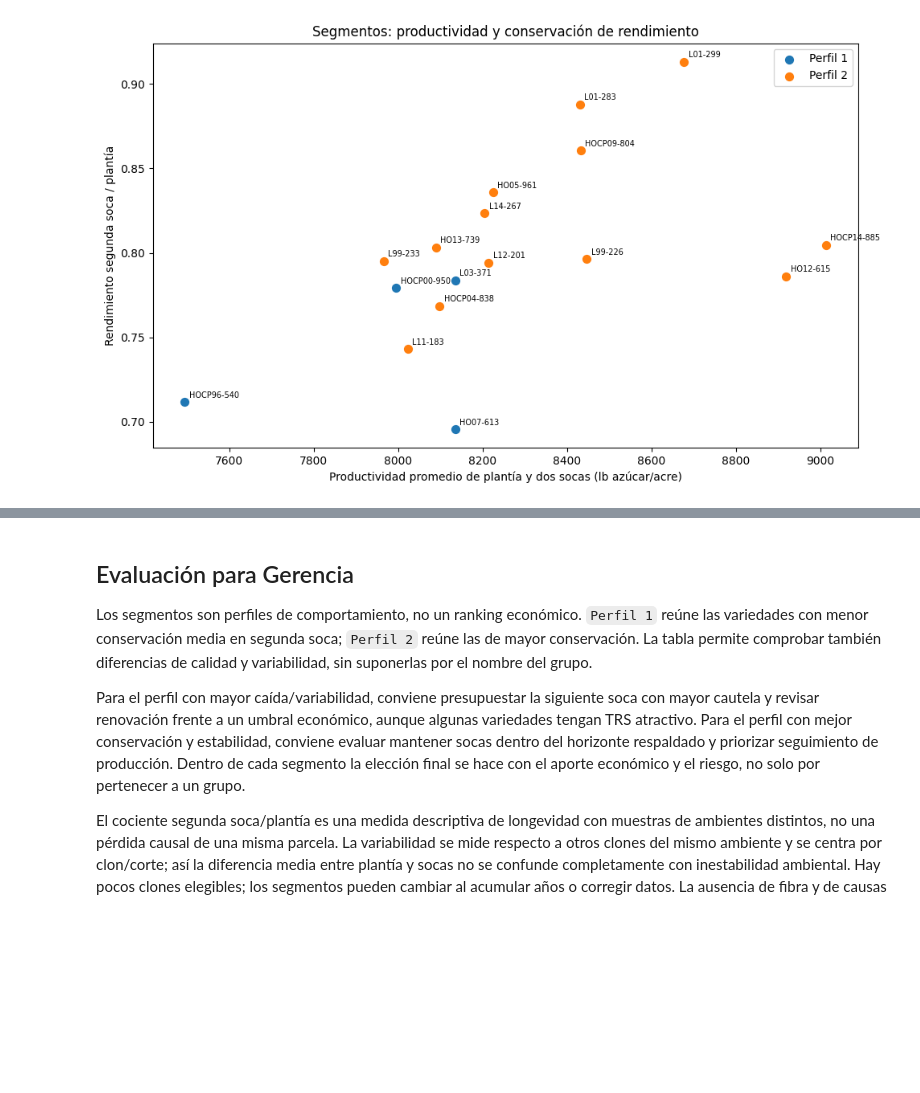
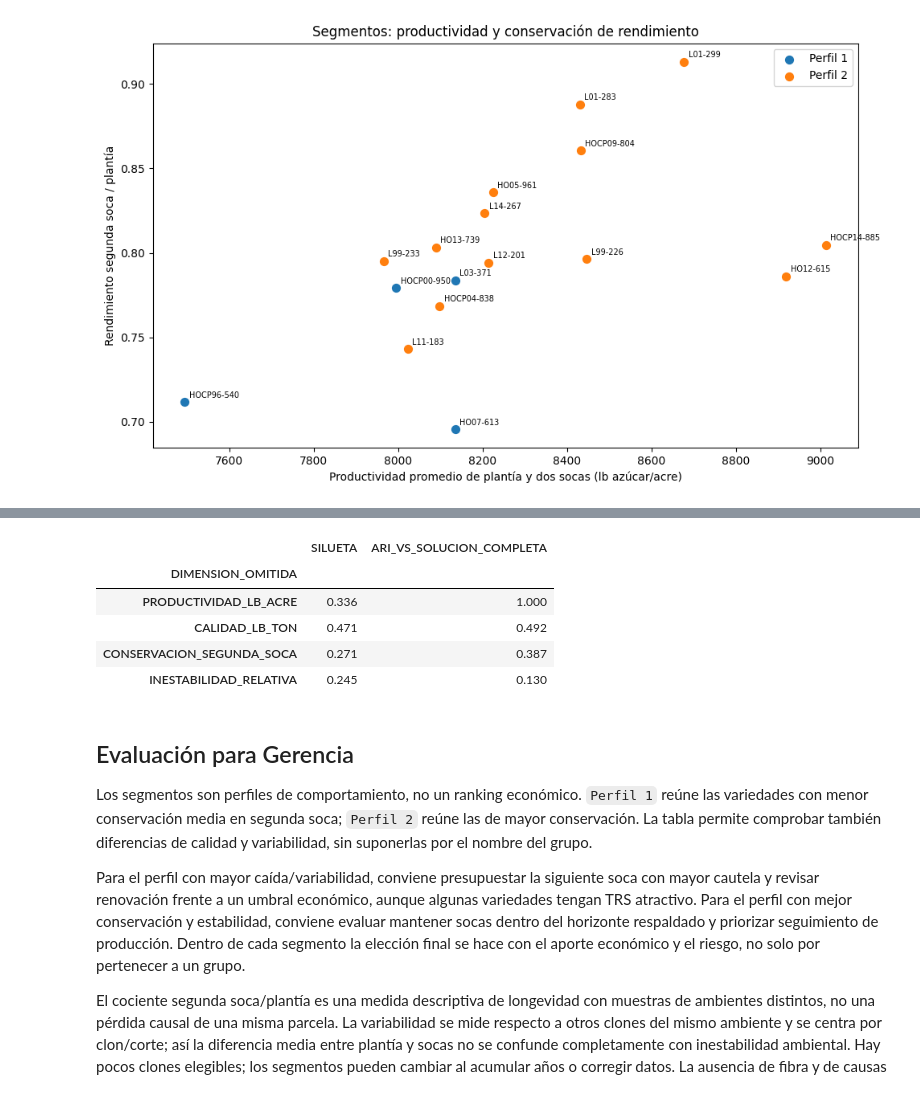
Before and after one commit to MoraVevo/prueba-tecnica-cientifico-datos-santa-ana, a Jupyter notebook: notebooks/05_segmentacion_variedades_serie1.ipynb, the cells around one changed output, grey strips where cells are left out. Drawn from its saved outputs; the diff is of its cells as text; code cells hidden in the pictures; blank space fills up the shorter version.

Commit message:
Interpreta Ridge y documenta sensibilidad de segmentos

```diff
--- a/notebooks/05_segmentacion_variedades_serie1.ipynb
+++ b/notebooks/05_segmentacion_variedades_serie1.ipynb
@@ -128,3 +132,26 @@ Perfil 2: HO05-961, HO12-615, HO13-739, HOCP04-838, HOCP09-804, HOCP14-885, L01-
+# %%
+from sklearn.metrics import adjusted_rand_score
+
+etiquetas_completas = ajustes[k_elegido].labels_
+sensibilidad = []
+for dimension in variables:
+    restantes = [nombre for nombre in variables if nombre != dimension]
+    escalados_reducidos = StandardScaler().fit_transform(perfil[restantes])
+    ajuste_reducido = KMeans(n_clusters=k_elegido, n_init=30, random_state=42).fit(escalados_reducidos)
+    sensibilidad.append({
+        "DIMENSION_OMITIDA": dimension,
+        "SILUETA": silhouette_score(escalados_reducidos, ajuste_reducido.labels_),
+        "ARI_VS_SOLUCION_COMPLETA": adjusted_rand_score(etiquetas_completas, ajuste_reducido.labels_),
+    })
+sensibilidad = pd.DataFrame(sensibilidad).set_index("DIMENSION_OMITIDA")
+display(sensibilidad.round(3))
+# %% [output]
+|  | SILUETA | ARI_VS_SOLUCION_COMPLETA |
+| DIMENSION_OMITIDA |  |  |
+| PRODUCTIVIDAD_LB_ACRE | 0.336 | 1.000 |
+| CALIDAD_LB_TON | 0.471 | 0.492 |
+| CONSERVACION_SEGUNDA_SOCA | 0.271 | 0.387 |
+| INESTABILIDAD_RELATIVA | 0.245 | 0.130 |
 # %% [markdown]
 ## Evaluación para Gerencia
 
```
Also changed, not shown: parts of 2 cells of this notebook, 5 other files.
